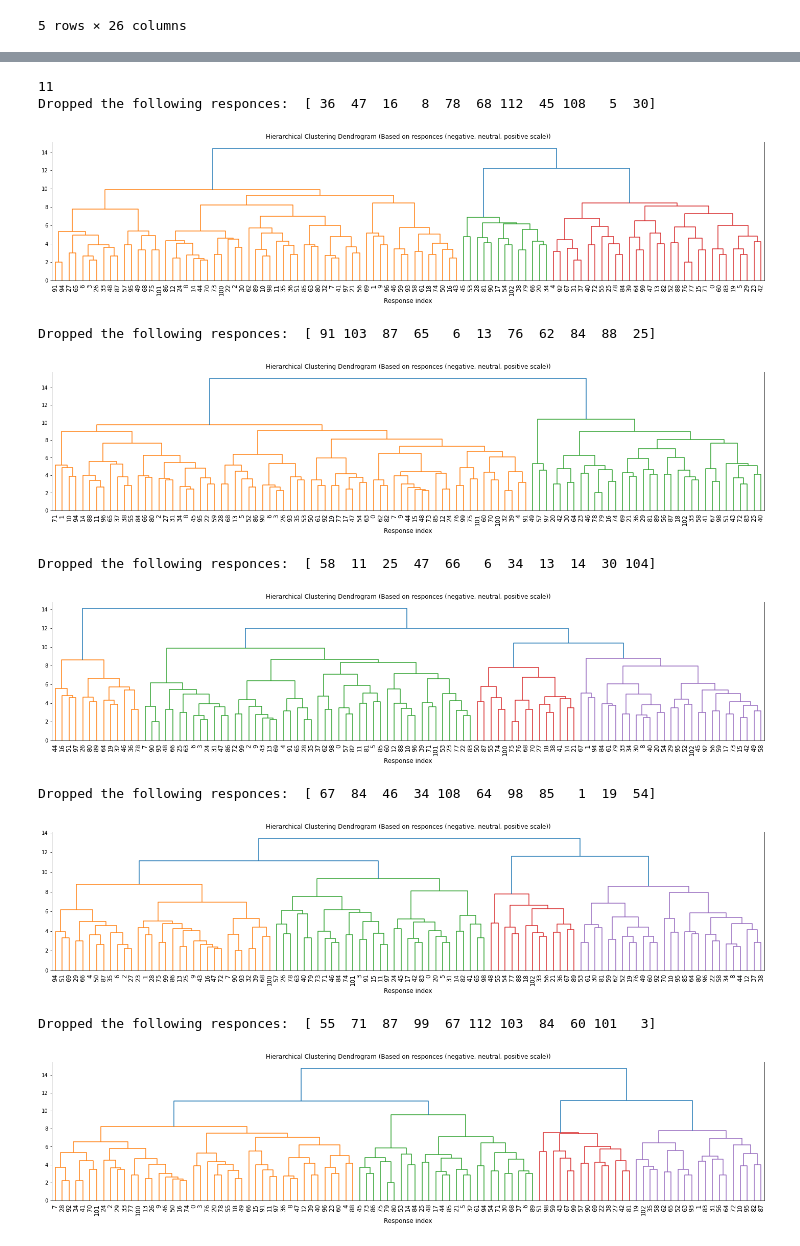
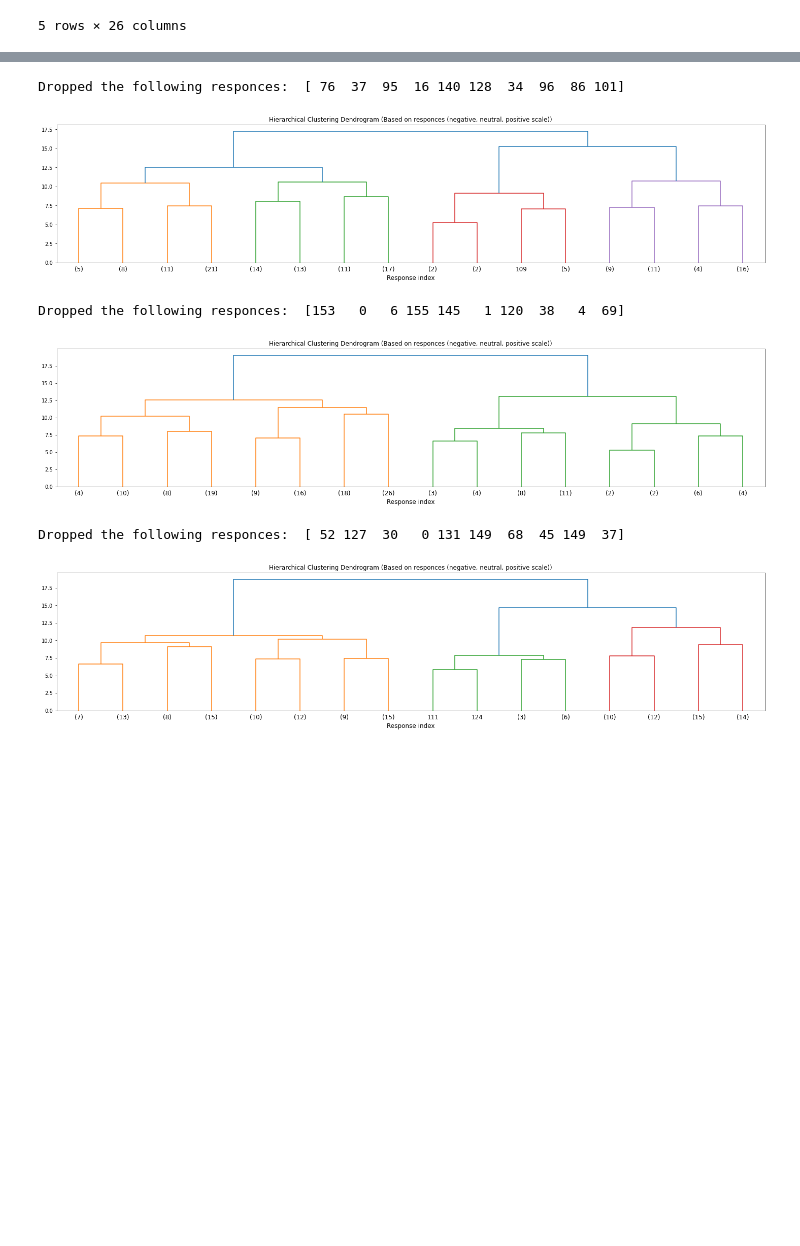
Before and after one commit to mikolaj-sienkiewicz/capable-rl4vc, a Jupyter notebook: survey/responcse_clustering.ipynb, the cells around one changed output, grey strips where cells are left out. Cells and saved outputs as stored; diff of their text form; code cells hidden in the pictures; blank space fills up the shorter version.

Commit message:
survey 160 responces analysis

```diff
--- a/survey/responcse_clustering.ipynb
+++ b/survey/responcse_clustering.ipynb
@@ -153,30 +164,24 @@ Random dropm of 10% of responces
 # %%
-remove_n = int((len(dfs) * 10)/ 100)
-print(remove_n)
-for i in range(5):
-    drop_indices = np.random.choice(dfs.index, remove_n, replace=False)
+remove_n = 10
+for i in range(3):
+    drop_indices = np.random.choice(dfs.index, remove_n, replace=True)
     print("Dropped the following responces: ", drop_indices)
     df_subset = dfs.drop(drop_indices)
     model4 = AgglomerativeClustering(distance_threshold=0,n_clusters=None)
     model4 = model4.fit(df_subset)
     fig = plt.figure(figsize = (25,5))
     plt.title('Hierarchical Clustering Dendrogram (Based on responces (negative, neutral, positive scale))')
     # plot the top three levels of the dendrogram
-    get_dendrogram(model4, truncate_mode='level', p=12)
+    get_dendrogram(model4, truncate_mode='level', p=3)
     plt.xlabel("Response index", fontsize= 12 )
     plt.xticks(fontsize= 12 )
     plt.show()
 # %% [output]
-11
-Dropped the following responces:  [ 36  47  16   8  78  68 112  45 108   5  30]
+Dropped the following responces:  [ 76  37  95  16 140 128  34  96  86 101]
-[figure, old version]
+[figure, new version]
-Dropped the following responces:  [ 91 103  87  65   6  13  76  62  84  88  25]
+Dropped the following responces:  [153   0   6 155 145   1 120  38   4  69]
-[figure, old version]
+[figure, new version]
-Dropped the following responces:  [ 58  11  25  47  66   6  34  13  14  30 104]
+Dropped the following responces:  [ 52 127  30   0 131 149  68  45 149  37]
-[figure, old version]
+[figure, new version]
-Dropped the following responces:  [ 67  84  46  34 108  64  98  85   1  19  54]
-[figure, removed]
-Dropped the following responces:  [ 55  71  87  99  67 112 103  84  60 101   3]
-[figure, removed]
 # %%
 d = get_dendrogram(model3, truncate_mode='level', p=12)
```
Also changed, not shown: parts of 12 cells of this notebook.
